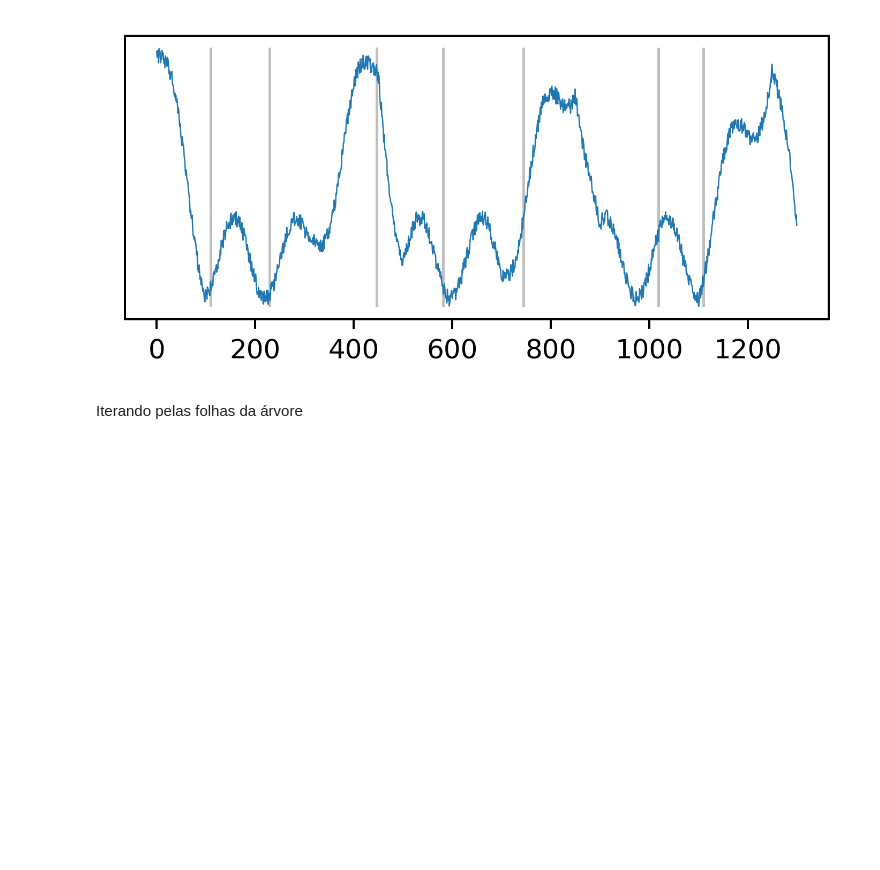
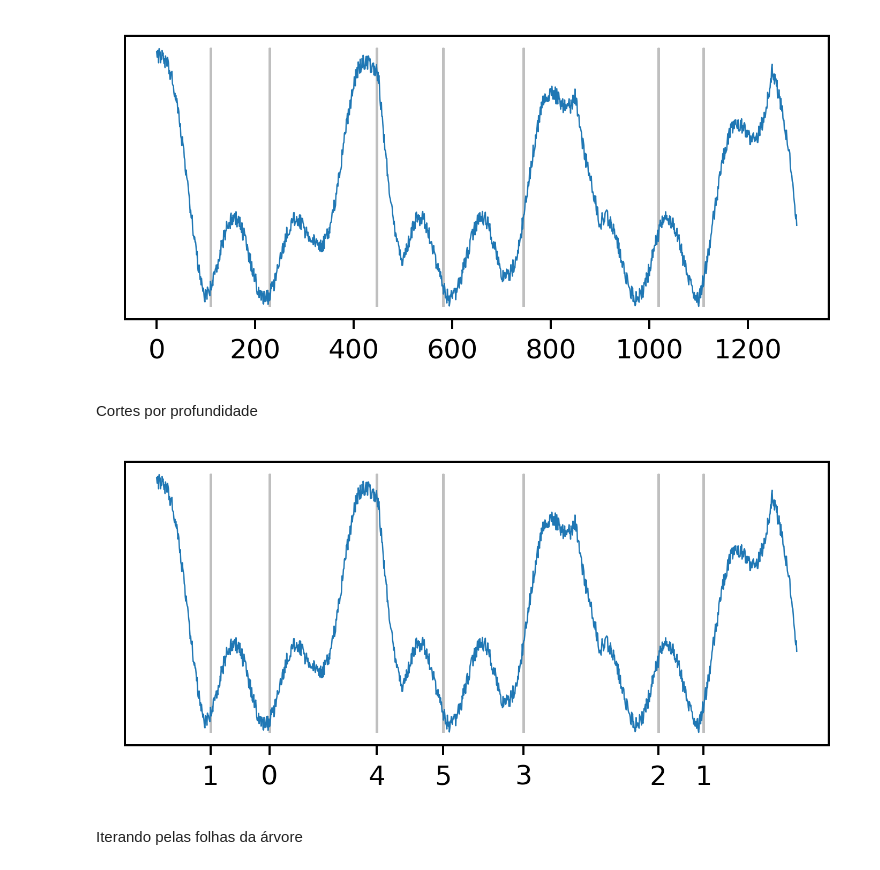
Before and after one commit to BobVitorBob/XTSTree, a Jupyter notebook: usage_example.ipynb, the cells around one changed output. Drawn from its saved outputs; the diff is of its cells as text; code cells hidden in the pictures; blank space fills up the shorter version.

Commit message:
Adding example to see depth of cuts

```diff
--- a/usage_example.ipynb
+++ b/usage_example.ipynb
@@ -60,6 +60,17 @@ plot(series, divisions=cuts, show_axis=(True, False))
 # %% [output]
 Não achei só um corte, escolhendo corte que gera maior pontuação, 881, 329.8689022092168, 2, 2
 [figure]
+# %% [markdown]
+Cortes por profundidade
+# %%
+labels = []
+for depth, d_cuts in xtstree.get_cuts_by_depth().items():
+  for cut in d_cuts:
+    labels.append({'x': cut, 'label': depth})
+
+plot(series, divisions=cuts, show_axis=(True, False), labels=labels)
+# %% [output]
+[figure, added]
 # %% [markdown]
 Iterando pelas folhas da árvore
 # %%
```
